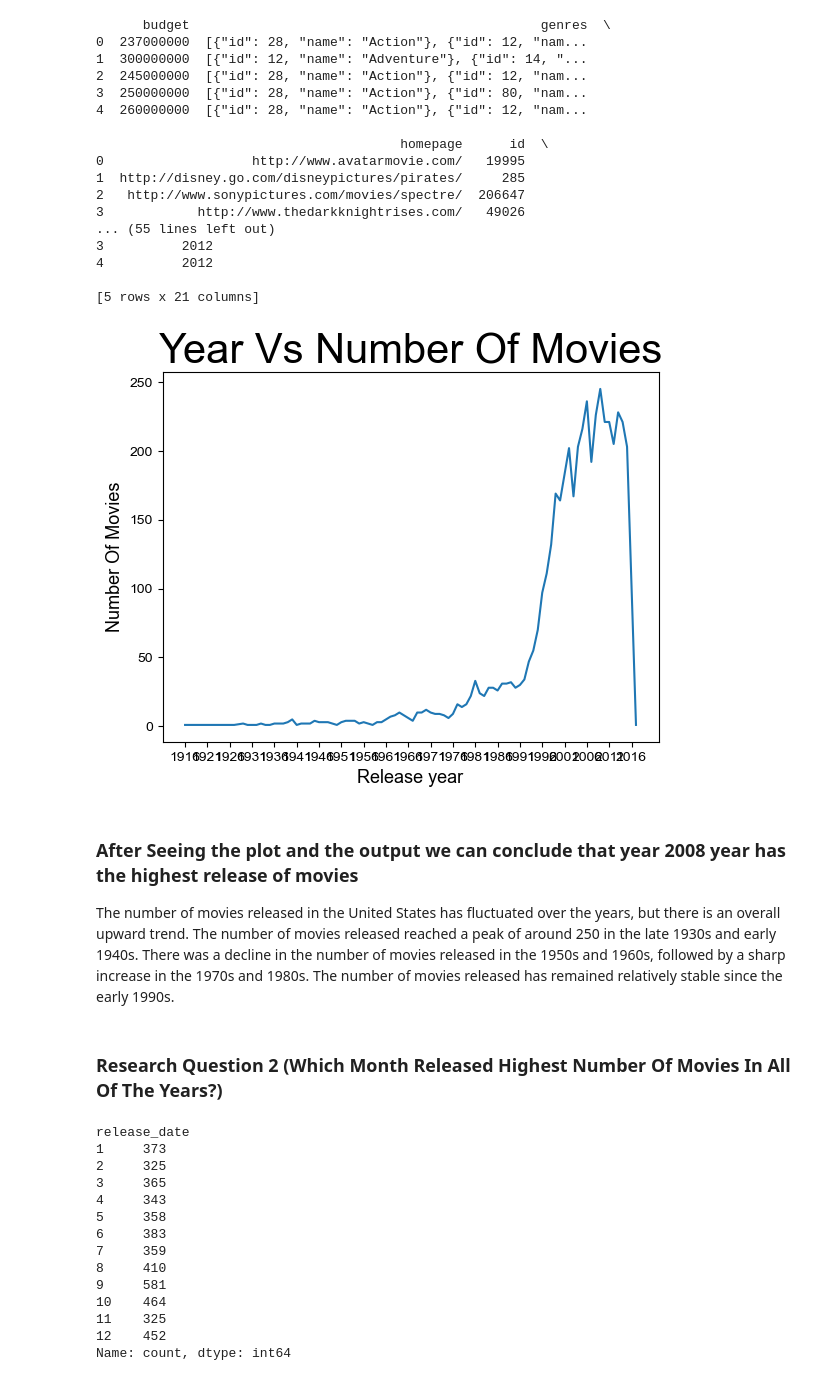
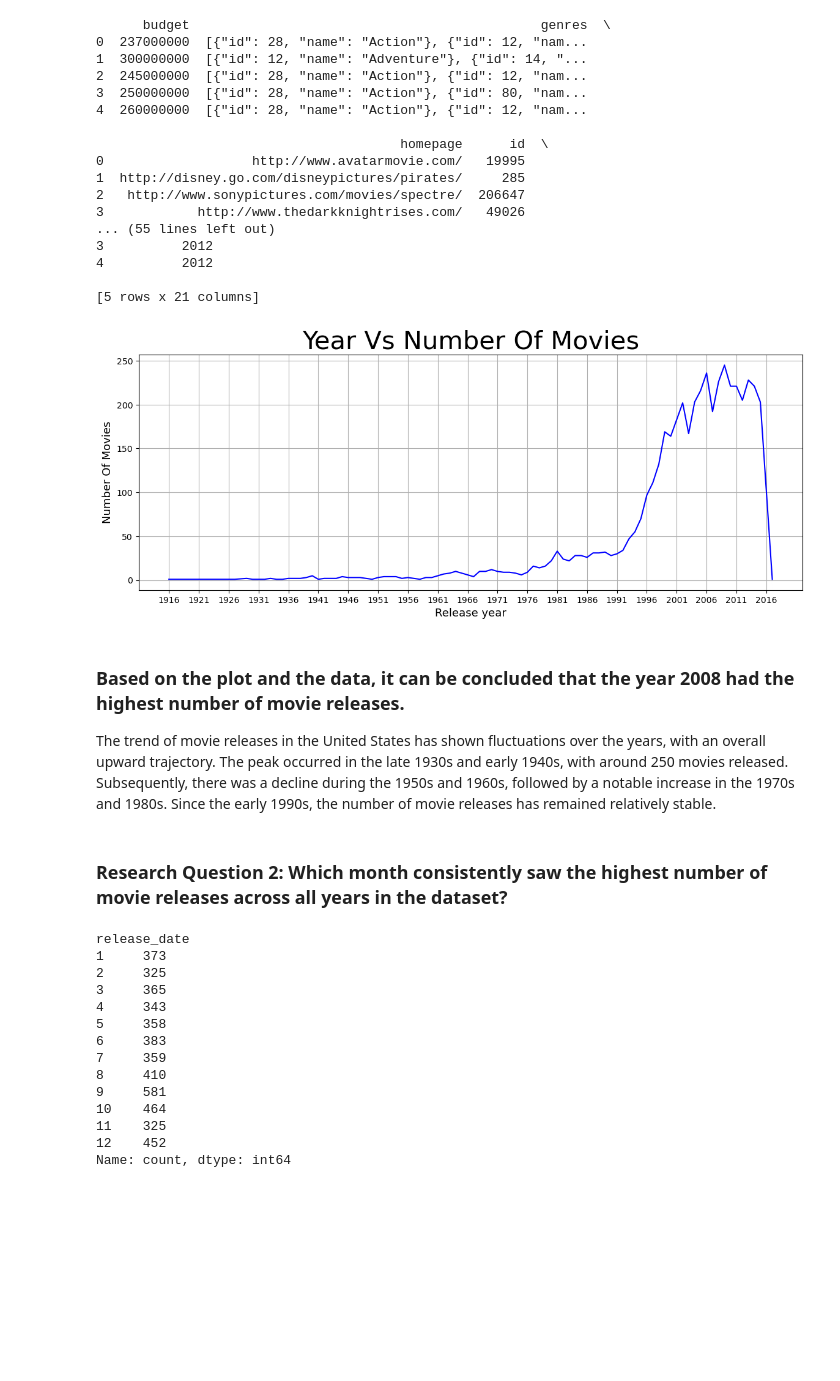
Before and after one commit to hieuCM2895/Analytics, a Jupyter notebook: Investigate_a_Dataset.ipynb, the cells around one changed output. Drawn from its saved outputs; the diff is of its cells as text; code cells hidden in the pictures; blank space fills up the shorter version.

```diff
--- a/Investigate_a_Dataset.ipynb
+++ b/Investigate_a_Dataset.ipynb
@@ -234,23 +255,27 @@ print(data.head())
 # %%
 #count the number of movies in each year
 df1=data.groupby('release_year').count()['id']
-# %%
-df1.plot(xticks = np.arange(1916,2017,5))
-sns.set(rc={'figure.figsize':(14,5)})
-plt.title("Year Vs Number Of Movies",fontsize = 30)
-plt.xlabel('Release year',fontsize = 13)
-plt.ylabel('Number Of Movies',fontsize = 13)
-#set the style sheet
-sns.set_style("whitegrid")
-# %% [output]
-[figure, removed]
+# %%
+plt.figure(figsize=(14, 5))
+sns.lineplot(data=df1, color='blue')
+plt.title("Year Vs Number Of Movies", fontsize=30)
+plt.xlabel('Release year', fontsize=13)
+plt.ylabel('Number Of Movies', fontsize=13)
+plt.xticks(np.arange(1916, 2017, 5))
+plt.grid(True)
+
+# Adding annotations with improved readability
+for year, count in df1.items():
+    if count % 50 == 0:  # Display annotation for every 50 movies
+        plt.text(year, count, str(count), ha='center', va='bottom', fontsize=8)
+
+plt.show()
+# %% [output]
+[figure, added]
 # %% [markdown]
-### After Seeing the plot and the output we can conclude that year 2008 year has the highest release of movies
+### Based on the plot and the data, it can be concluded that the year 2008 had the highest number of movie releases.
 
-The number of movies released in the United States has fluctuated over the years, but there is an overall upward trend.
-The number of movies released reached a peak of around 250 in the late 1930s and early 1940s.
-There was a decline in the number of movies released in the 1950s and 1960s, followed by a sharp increase in the 1970s and 1980s.
-The number of movies released has remained relatively stable since the early 1990s.
+The trend of movie releases in the United States has shown fluctuations over the years, with an overall upward trajectory. The peak occurred in the late 1930s and early 1940s, with around 250 movies released. Subsequently, there was a decline during the 1950s and 1960s, followed by a notable increase in the 1970s and 1980s. Since the early 1990s, the number of movie releases has remained relatively stable.
-# %% [markdown]
-### Research Question 2  (Which Month Released Highest Number Of Movies In All Of The Years?)
+# %% [markdown]
+### Research Question 2: Which month consistently saw the highest number of movie releases across all years in the dataset?
 # %%
```
Also changed, not shown: parts of 38 cells of this notebook, 1 other file.
